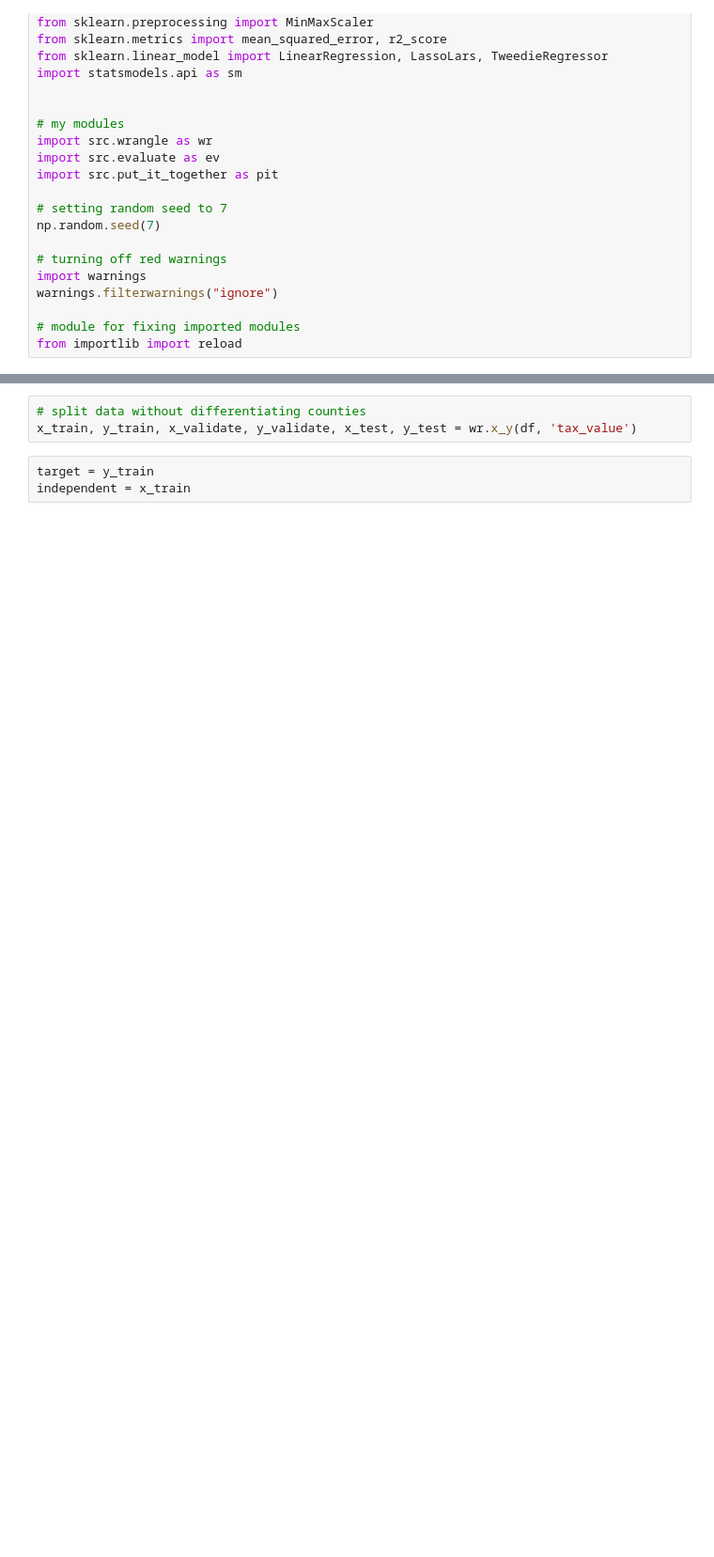
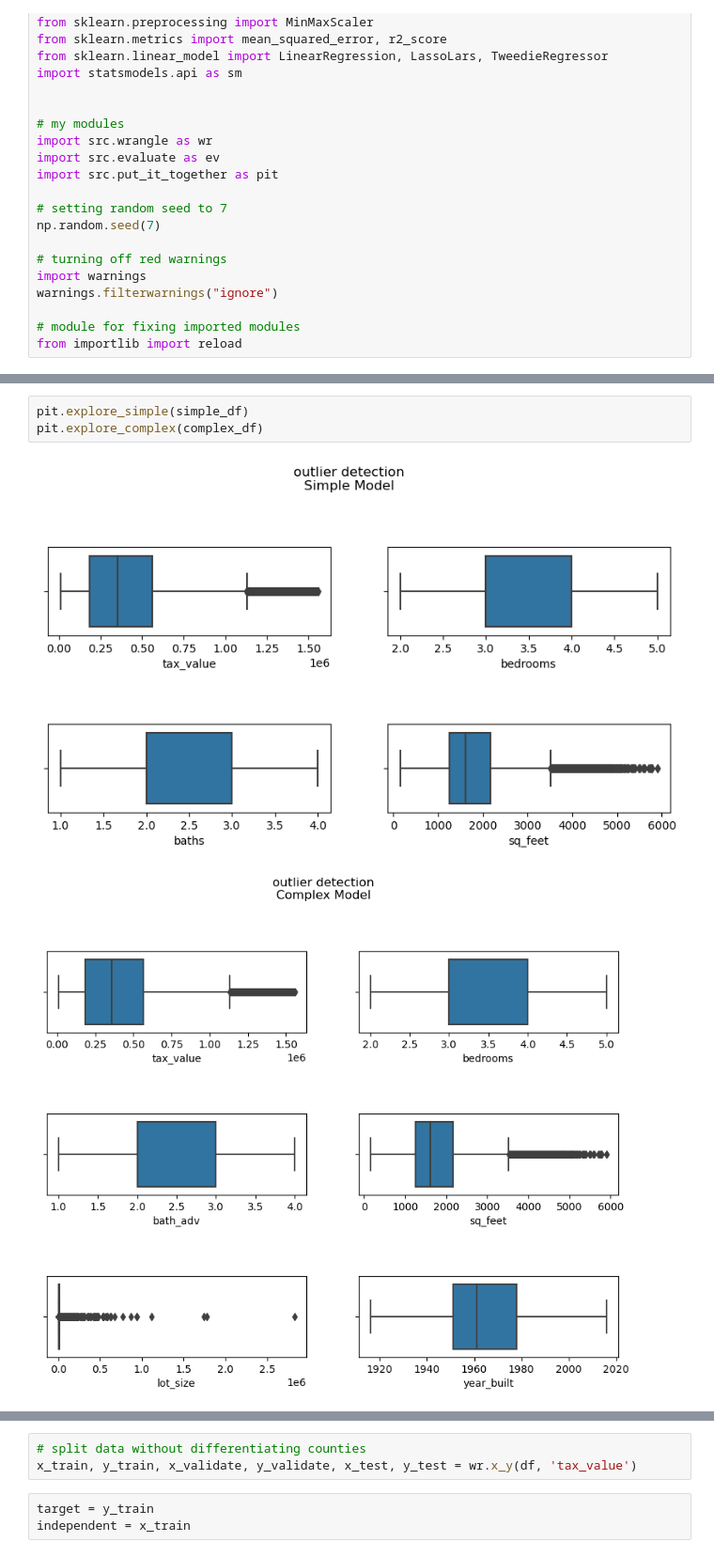
Before and after one commit to jcrosenberger/regression_zillow_2017, a Jupyter notebook: presentation_notebook.ipynb, the cells around one changed output, grey strips where cells are left out. Shown: that part at 94% size. Drawn from its saved outputs; the diff is of its cells as text; blank space fills up the shorter version.

```diff
--- a/presentation_notebook.ipynb
+++ b/presentation_notebook.ipynb
@@ -160,0 +61,6 @@ df = df.dropna(subset = naan_drop_columns)
+# %%
+pit.explore_simple(simple_df)
+pit.explore_complex(complex_df)
+# %% [output]
+[figure, added]
+[figure, added]
```
Also changed, not shown: parts of 32 cells of this notebook, 2 other files.
